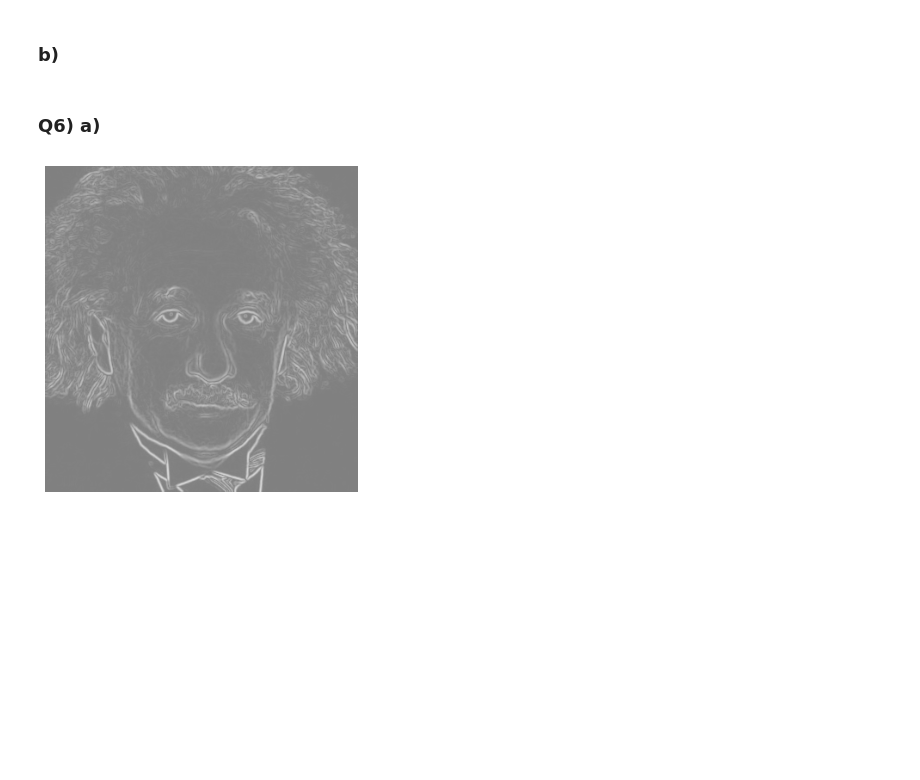
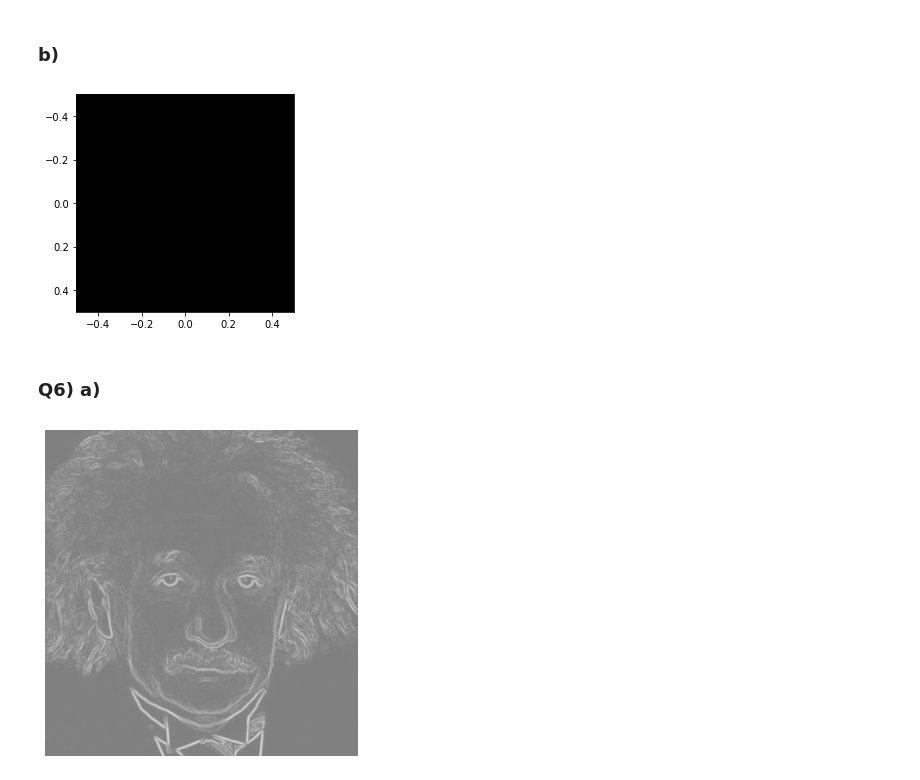
Before and after one commit to Krishnakanth-lab/EN2550_Assignment1, a Jupyter notebook: Krishnakanth_190323C_a01.ipynb, the cells around one changed output. Drawn from its saved outputs; the diff is of its cells as text; code cells hidden in the pictures; blank space fills up the shorter version.

```diff
--- a/Krishnakanth_190323C_a01.ipynb
+++ b/Krishnakanth_190323C_a01.ipynb
@@ -251,8 +257,8 @@ cv.destroyAllWindows()
 # %% [markdown]
 ### b)
 # %%
-zoom_img = cv.imread(r'./a1q5images/im03small.png').astype(np.uint8)
-s=8
+zoom_img = cv.imread(r'./a1q5images/im02small.png').astype(np.uint8)
+s=4
 
 def bilinear_interpolation(image, scale):
     row = int(np.round(image.shape[0]*scale))
@@ -262,9 +268,9 @@ def bilinear_interpolation(image, scale):
         for j in range(0, column):
             (x, y) = i/scale, j/scale
             x_floor = int(np.floor(x))
-            x_ceil = int(np.ceil(x))
+            x_ceil = x_floor + 1
             y_floor = int(np.floor(y))
-            y_ceil = int(np.ceil(y))
+            y_ceil = y_floor +1
             if x_ceil == image.shape[0]:
                 x_ceil = image.shape[0] - 1
             if y_ceil == image.shape[1]:
@@ -290,6 +296,13 @@ cv.waitKey(0)
 cv.imshow('BNZoomed', zoomed)
 cv.waitKey(0)
 cv.destroyAllWindows()
+# %%
+zoom_img2 = cv.imread(r'./a1q5images/im02.png').astype(np.uint8)
+r = cv.matchTemplate(zoom_img2, zoomed, eval('cv.TM_SQDIFF_NORMED'))
+plt.imshow(r, cmap='gray')
+plt.show()
+# %% [output]
+[figure, added]
 # %% [markdown]
 ### Q6) a)
 # %%
```
Also changed, not shown: parts of 2 cells of this notebook.
